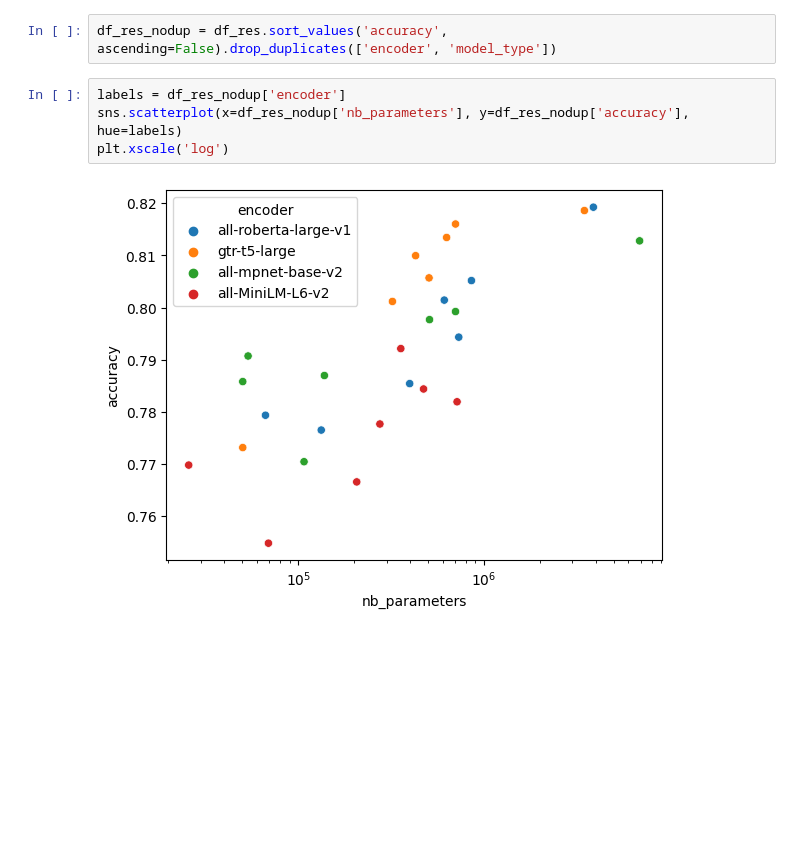
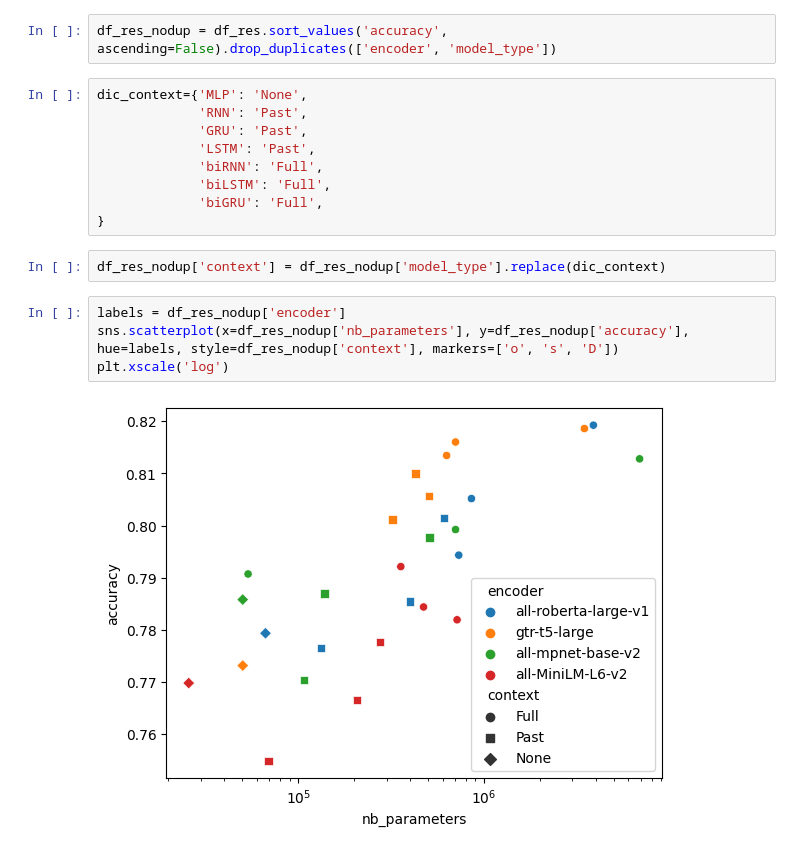
Before and after one commit to coni26/Intents_classification, a Jupyter notebook: result_analysis.ipynb, the cells around one changed output. Cells and saved outputs as stored; diff of their text form; blank space fills up the shorter version.

```diff
--- a/result_analysis.ipynb
+++ b/result_analysis.ipynb
@@ -163,9 +163,20 @@ plt.xscale('log')
 [figure]
 # %%
 df_res_nodup = df_res.sort_values('accuracy', ascending=False).drop_duplicates(['encoder', 'model_type'])
+# %%
+dic_context={'MLP': 'None',
+             'RNN': 'Past',
+             'GRU': 'Past',
+             'LSTM': 'Past',
+             'biRNN': 'Full',
+             'biLSTM': 'Full',
+             'biGRU': 'Full',
+}
+# %%
+df_res_nodup['context'] = df_res_nodup['model_type'].replace(dic_context)
 # %%
 labels = df_res_nodup['encoder']
-sns.scatterplot(x=df_res_nodup['nb_parameters'], y=df_res_nodup['accuracy'], hue=labels)
+sns.scatterplot(x=df_res_nodup['nb_parameters'], y=df_res_nodup['accuracy'], hue=labels, style=df_res_nodup['context'], markers=['o', 's', 'D'])
 plt.xscale('log')
 # %% [output]
-[figure, old version]
+[figure, new version]
```
Also changed, not shown: parts of 2 cells of this notebook.
